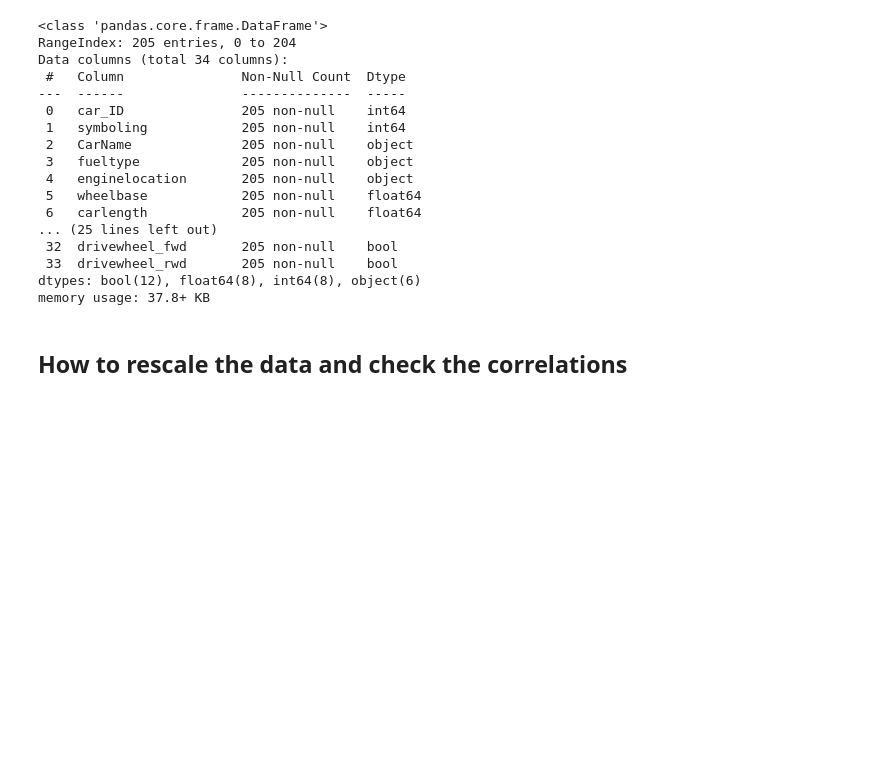
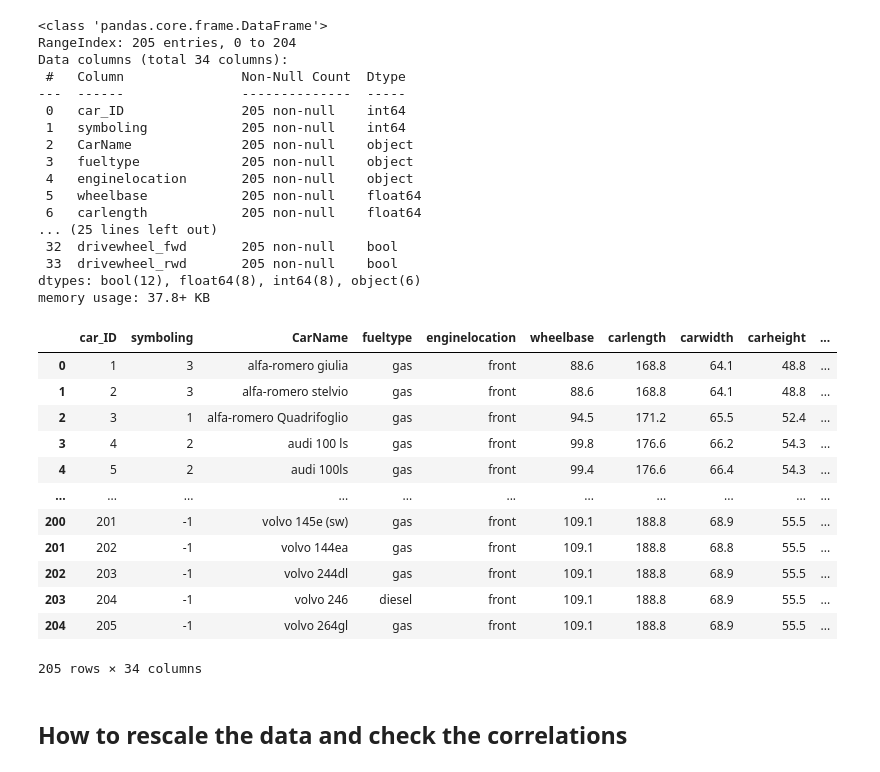
Before and after one commit to ncrowder/python, a Jupyter notebook: murach_data_analysis/class_demos/multiple_regression.ipynb, the cells around one changed output. Drawn from its saved outputs; the diff is of its cells as text; code cells hidden in the pictures; blank space fills up the shorter version.

```diff
--- a/murach_data_analysis/class_demos/multiple_regression.ipynb
+++ b/murach_data_analysis/class_demos/multiple_regression.ipynb
@@ -313,6 +382,22 @@ Data columns (total 34 columns):
  33  drivewheel_rwd       205 non-null    bool
 dtypes: bool(12), float64(8), int64(8), object(6)
 memory usage: 37.8+ KB
+# %%
+carsDummies
+# %% [output]
+|  | car_ID | symboling | CarName | fueltype | enginelocation | wheelbase | carlength | carwidth | carheight | ... |
+| 0 | 1 | 3 | alfa-romero giulia | gas | front | 88.6 | 168.8 | 64.1 | 48.8 | ... |
+| 1 | 2 | 3 | alfa-romero stelvio | gas | front | 88.6 | 168.8 | 64.1 | 48.8 | ... |
+| 2 | 3 | 1 | alfa-romero Quadrifoglio | gas | front | 94.5 | 171.2 | 65.5 | 52.4 | ... |
+| 3 | 4 | 2 | audi 100 ls | gas | front | 99.8 | 176.6 | 66.2 | 54.3 | ... |
+| 4 | 5 | 2 | audi 100ls | gas | front | 99.4 | 176.6 | 66.4 | 54.3 | ... |
+| ... | ... | ... | ... | ... | ... | ... | ... | ... | ... | ... |
+| 200 | 201 | -1 | volvo 145e (sw) | gas | front | 109.1 | 188.8 | 68.9 | 55.5 | ... |
+| 201 | 202 | -1 | volvo 144ea | gas | front | 109.1 | 188.8 | 68.8 | 55.5 | ... |
+| 202 | 203 | -1 | volvo 244dl | gas | front | 109.1 | 188.8 | 68.9 | 55.5 | ... |
+| 203 | 204 | -1 | volvo 246 | diesel | front | 109.1 | 188.8 | 68.9 | 55.5 | ... |
+| 204 | 205 | -1 | volvo 264gl | gas | front | 109.1 | 188.8 | 68.9 | 55.5 | ... |
+205 rows × 34 columns
 # %% [markdown]
 ## How to rescale the data and check the correlations
 # %%
```
Also changed, not shown: parts of 21 cells of this notebook.
